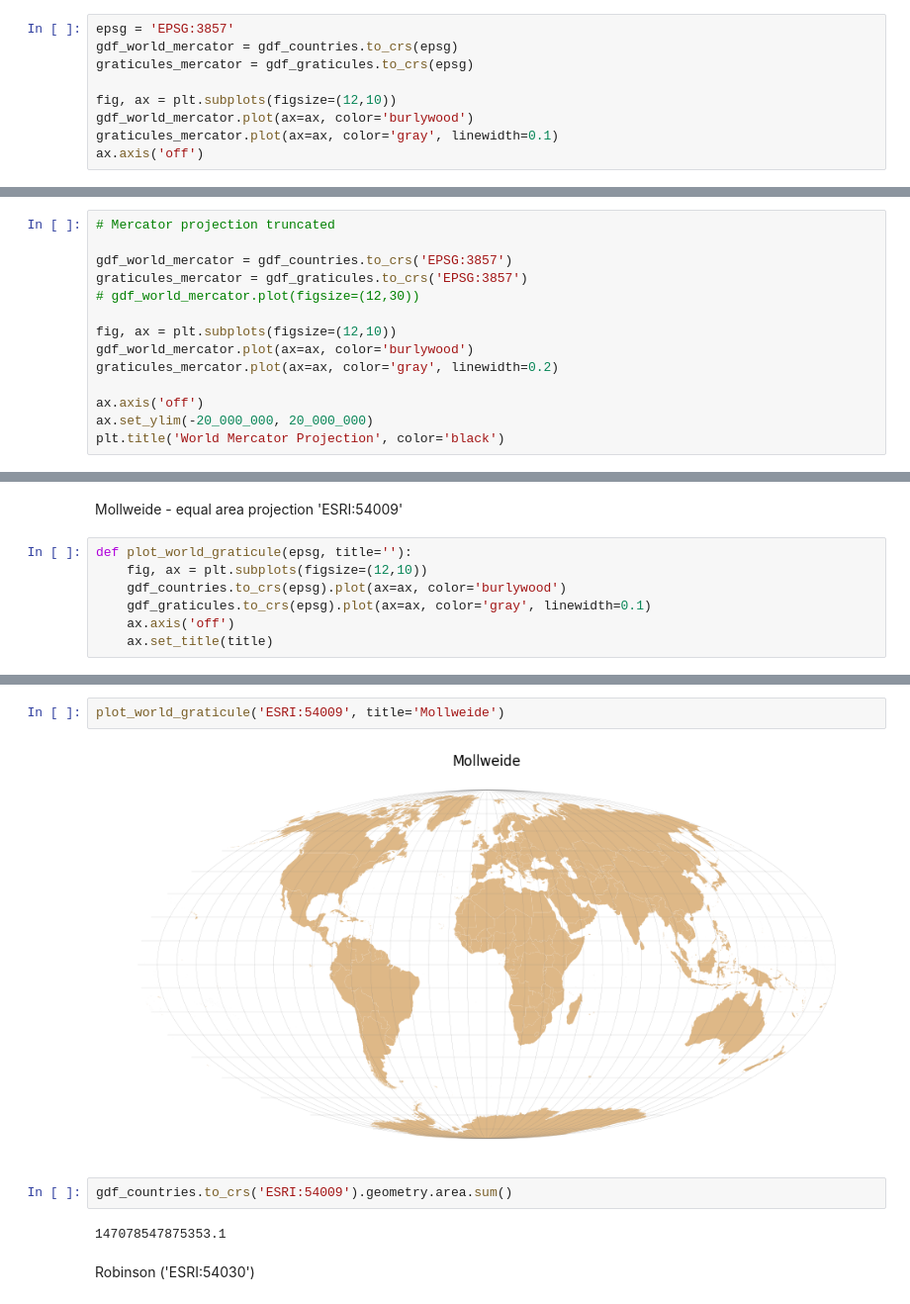
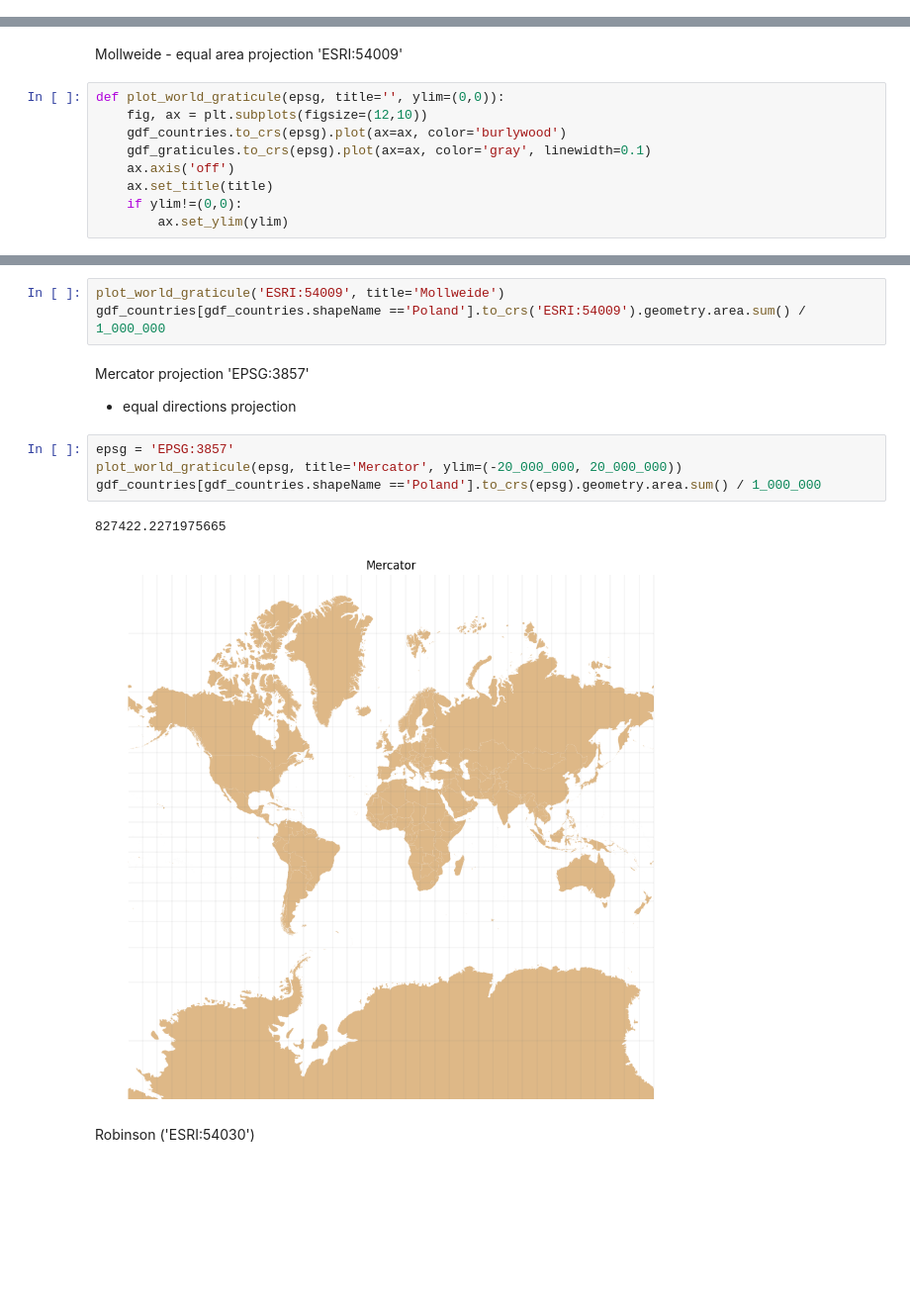
Before and after one commit to marcinszwagrzyk/Geo_Python_Ukraine_2024, a Jupyter notebook: 1_Map_projections.ipynb, the cells around one changed output, grey strips where cells are left out. Shown at 99% size. Drawn from its saved outputs; the diff is of its cells as text; blank space fills up the shorter version.

```diff
--- a/1_Map_projections.ipynb
+++ b/1_Map_projections.ipynb
@@ -138,9 +139,0 @@ Mercator projection 'EPSG:3857'
-# %%
-epsg = 'EPSG:3857'
-gdf_world_mercator = gdf_countries.to_crs(epsg)
-graticules_mercator = gdf_graticules.to_crs(epsg)
-
-fig, ax = plt.subplots(figsize=(12,10))
-gdf_world_mercator.plot(ax=ax, color='burlywood')
-graticules_mercator.plot(ax=ax, color='gray', linewidth=0.1)
-ax.axis('off')
@@ -150,14 +139,0 @@ ax.axis('off')
-# %%
-# Mercator projection truncated
-
-gdf_world_mercator = gdf_countries.to_crs('EPSG:3857')
-graticules_mercator = gdf_graticules.to_crs('EPSG:3857')
-# gdf_world_mercator.plot(figsize=(12,30))
-
-fig, ax = plt.subplots(figsize=(12,10))
-gdf_world_mercator.plot(ax=ax, color='burlywood')
-graticules_mercator.plot(ax=ax, color='gray', linewidth=0.2)
-
-ax.axis('off')
-ax.set_ylim(-20_000_000, 20_000_000)
-plt.title('World Mercator Projection', color='black')
@@ -171,9 +145,11 @@ gdf_world_mercator.geometry.area.sum()
 # %% [markdown]
 Mollweide - equal area projection 'ESRI:54009'
 # %%
-def plot_world_graticule(epsg, title=''):
+def plot_world_graticule(epsg, title='', ylim=(0,0)):
     fig, ax = plt.subplots(figsize=(12,10))
     gdf_countries.to_crs(epsg).plot(ax=ax, color='burlywood')
     gdf_graticules.to_crs(epsg).plot(ax=ax, color='gray', linewidth=0.1)
     ax.axis('off')
     ax.set_title(title)
+    if ylim!=(0,0):
+        ax.set_ylim(ylim)
@@ -180,11 +159,16 @@ def plot_world_graticule(epsg, title=''):
 # %%
 plot_world_graticule('ESRI:54009', title='Mollweide')
+gdf_countries[gdf_countries.shapeName =='Poland'].to_crs('ESRI:54009').geometry.area.sum() / 1_000_000
-# %% [output]
-[figure, removed]
-# %%
-gdf_countries.to_crs('ESRI:54009').geometry.area.sum()
-# %% [output]
-147078547875353.1
+# %% [markdown]
+Mercator projection 'EPSG:3857'
+- equal directions projection
+# %%
+epsg = 'EPSG:3857'
+plot_world_graticule(epsg, title='Mercator', ylim=(-20_000_000, 20_000_000))
+gdf_countries[gdf_countries.shapeName =='Poland'].to_crs(epsg).geometry.area.sum() / 1_000_000
+# %% [output]
+827422.2271975665
+[figure, added]
 # %% [markdown]
 Robinson ('ESRI:54030')
 # %%
```
Also changed, not shown: parts of 12 cells of this notebook.
